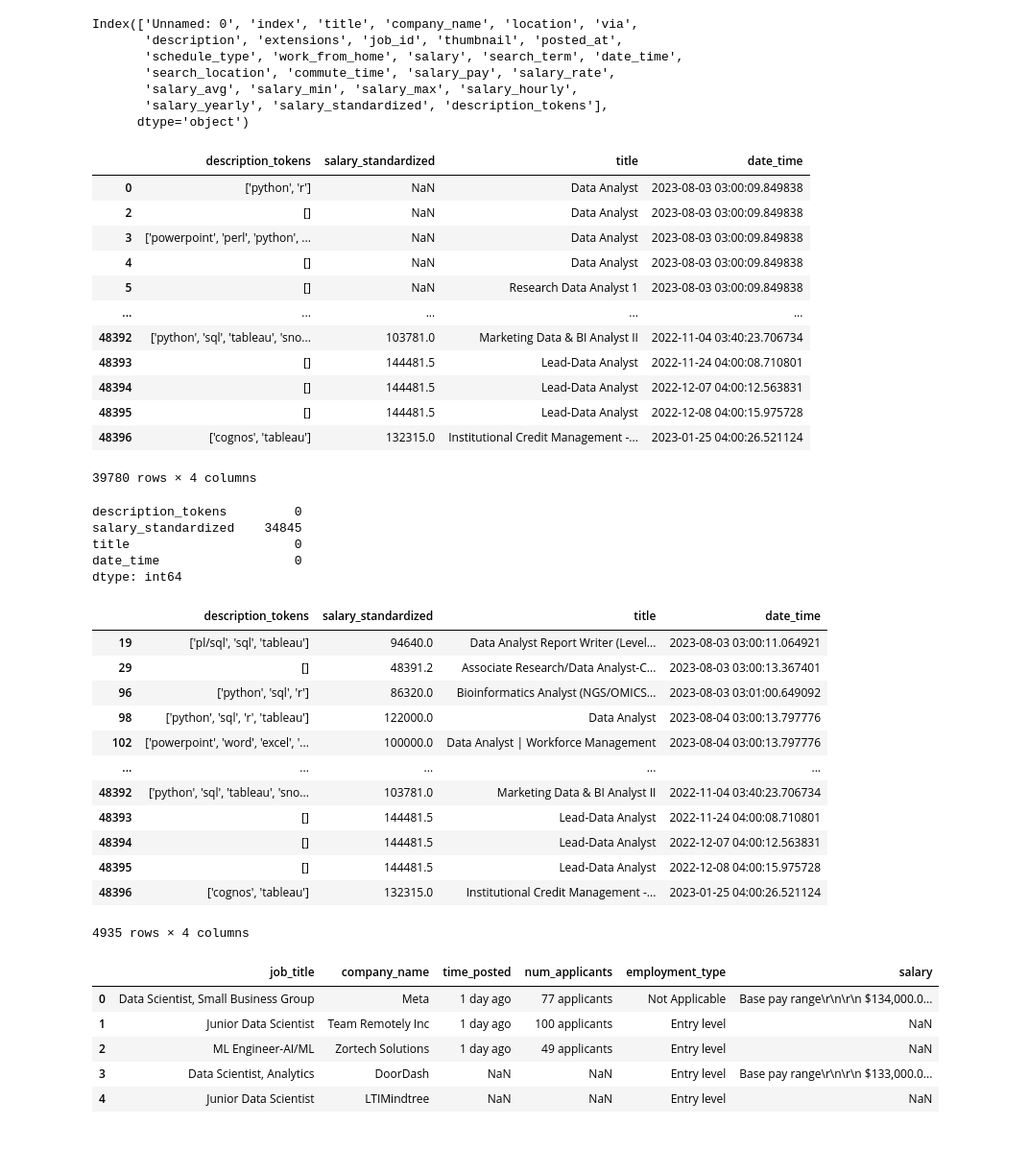
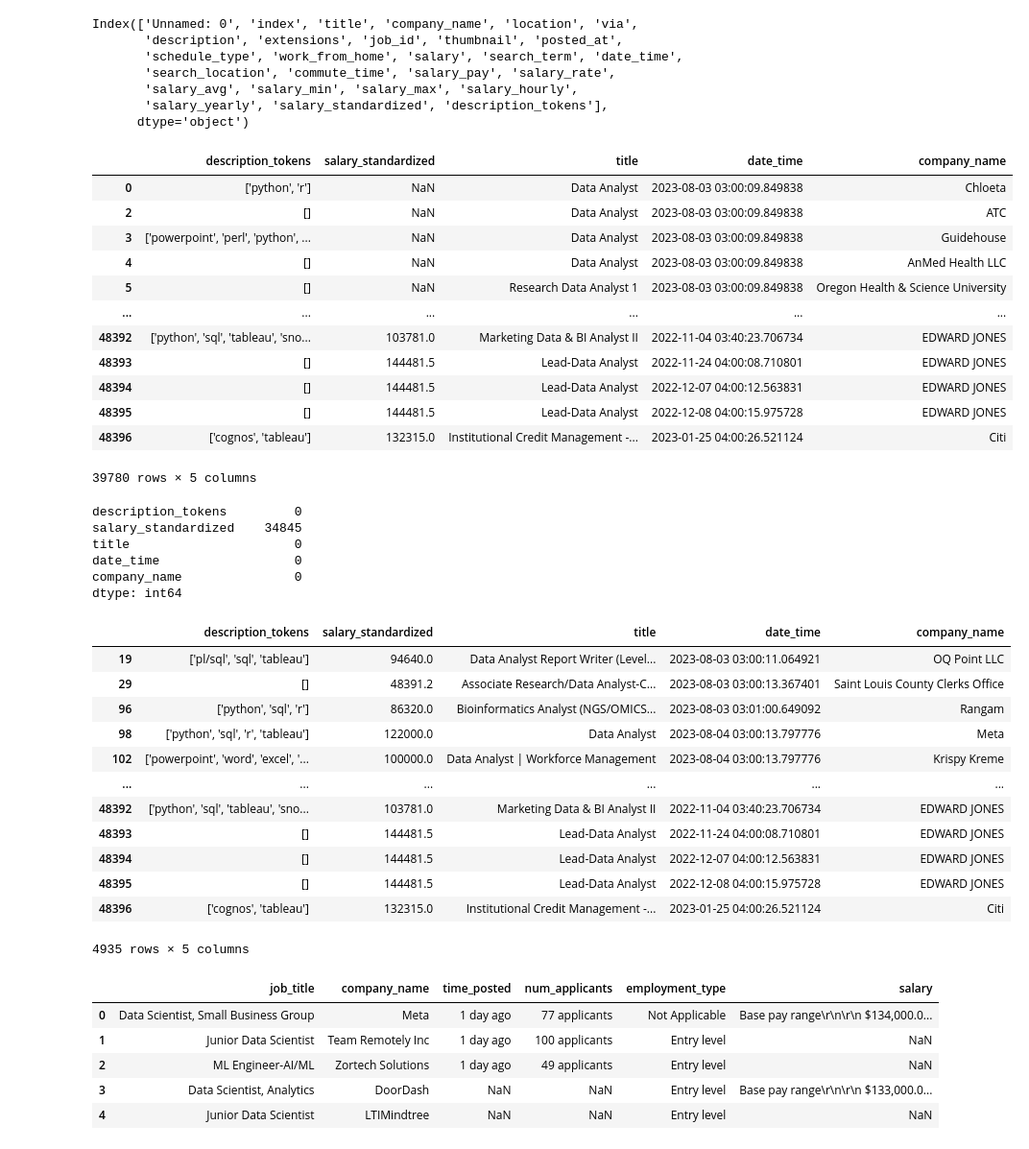
Before and after one commit to Severesix907/Capstone_Project, a Jupyter notebook: Code/pandas_etl- 5.28.24.ipynb, the cells around one changed output. Shown: that part at 96% size. Drawn from its saved outputs; the diff is of its cells as text; code cells hidden in the pictures.

```diff
--- a/Code/pandas_etl- 5.28.24.ipynb
+++ b/Code/pandas_etl- 5.28.24.ipynb
@@ -80,22 +80,22 @@ Index(['Unnamed: 0', 'index', 'title', 'company_name', 'location', 'via',
 # %%
 # 2) Most important columns: description_token, salary_standardized, title, date_time   (drop everything else)
 
-selected_columns_df = filtered_df[['description_tokens', 'salary_standardized', 'title', 'date_time']]
+selected_columns_df = filtered_df[['description_tokens', 'salary_standardized', 'title', 'date_time','company_name']]
 selected_columns_df
 # %% [output]
-|  | description_tokens | salary_standardized | title | date_time |
-| 0 | ['python', 'r'] | NaN | Data Analyst | 2023-08-03 03:00:09.849838 |
-| 2 | [] | NaN | Data Analyst | 2023-08-03 03:00:09.849838 |
-| 3 | ['powerpoint', 'perl', 'python', ... | NaN | Data Analyst | 2023-08-03 03:00:09.849838 |
-| 4 | [] | NaN | Data Analyst | 2023-08-03 03:00:09.849838 |
-| 5 | [] | NaN | Research Data Analyst 1 | 2023-08-03 03:00:09.849838 |
-| ... | ... | ... | ... | ... |
-| 48392 | ['python', 'sql', 'tableau', 'sno... | 103781.0 | Marketing Data & BI Analyst II | 2022-11-04 03:40:23.706734 |
-| 48393 | [] | 144481.5 | Lead-Data Analyst | 2022-11-24 04:00:08.710801 |
-| 48394 | [] | 144481.5 | Lead-Data Analyst | 2022-12-07 04:00:12.563831 |
-| 48395 | [] | 144481.5 | Lead-Data Analyst | 2022-12-08 04:00:15.975728 |
-| 48396 | ['cognos', 'tableau'] | 132315.0 | Institutional Credit Management -... | 2023-01-25 04:00:26.521124 |
+|  | description_tokens | salary_standardized | title | date_time | company_name |
+| 0 | ['python', 'r'] | NaN | Data Analyst | 2023-08-03 03:00:09.849838 | Chloeta |
+| 2 | [] | NaN | Data Analyst | 2023-08-03 03:00:09.849838 | ATC |
+| 3 | ['powerpoint', 'perl', 'python', ... | NaN | Data Analyst | 2023-08-03 03:00:09.849838 | Guidehouse |
+| 4 | [] | NaN | Data Analyst | 2023-08-03 03:00:09.849838 | AnMed Health LLC |
+| 5 | [] | NaN | Research Data Analyst 1 | 2023-08-03 03:00:09.849838 | Oregon Health & Science University |
+| ... | ... | ... | ... | ... | ... |
+| 48392 | ['python', 'sql', 'tableau', 'sno... | 103781.0 | Marketing Data & BI Analyst II | 2022-11-04 03:40:23.706734 | EDWARD JONES |
+| 48393 | [] | 144481.5 | Lead-Data Analyst | 2022-11-24 04:00:08.710801 | EDWARD JONES |
+| 48394 | [] | 144481.5 | Lead-Data Analyst | 2022-12-07 04:00:12.563831 | EDWARD JONES |
+| 48395 | [] | 144481.5 | Lead-Data Analyst | 2022-12-08 04:00:15.975728 | EDWARD JONES |
+| 48396 | ['cognos', 'tableau'] | 132315.0 | Institutional Credit Management -... | 2023-01-25 04:00:26.521124 | Citi |
-39780 rows × 4 columns
+39780 rows × 5 columns
 # %%
 # 3) drop 39,000 missing rows of salary_standardized
 
@@ -105,24 +105,25 @@ description_tokens         0
 salary_standardized    34845
 title                      0
 date_time                  0
+company_name               0
 dtype: int64
 # %%
 selected_columns_df = selected_columns_df.dropna(subset=['salary_standardized'])
 selected_columns_df
 # %% [output]
-|  | description_tokens | salary_standardized | title | date_time |
-| 19 | ['pl/sql', 'sql', 'tableau'] | 94640.0 | Data Analyst Report Writer (Level... | 2023-08-03 03:00:11.064921 |
-| 29 | [] | 48391.2 | Associate Research/Data Analyst-C... | 2023-08-03 03:00:13.367401 |
-| 96 | ['python', 'sql', 'r'] | 86320.0 | Bioinformatics Analyst (NGS/OMICS... | 2023-08-03 03:01:00.649092 |
-| 98 | ['python', 'sql', 'r', 'tableau'] | 122000.0 | Data Analyst | 2023-08-04 03:00:13.797776 |
-| 102 | ['powerpoint', 'word', 'excel', '... | 100000.0 | Data Analyst | Workforce Management | 2023-08-04 03:00:13.797776 |
-| ... | ... | ... | ... | ... |
-| 48392 | ['python', 'sql', 'tableau', 'sno... | 103781.0 | Marketing Data & BI Analyst II | 2022-11-04 03:40:23.706734 |
-| 48393 | [] | 144481.5 | Lead-Data Analyst | 2022-11-24 04:00:08.710801 |
-| 48394 | [] | 144481.5 | Lead-Data Analyst | 2022-12-07 04:00:12.563831 |
-| 48395 | [] | 144481.5 | Lead-Data Analyst | 2022-12-08 04:00:15.975728 |
-| 48396 | ['cognos', 'tableau'] | 132315.0 | Institutional Credit Management -... | 2023-01-25 04:00:26.521124 |
+|  | description_tokens | salary_standardized | title | date_time | company_name |
+| 19 | ['pl/sql', 'sql', 'tableau'] | 94640.0 | Data Analyst Report Writer (Level... | 2023-08-03 03:00:11.064921 | OQ Point LLC |
+| 29 | [] | 48391.2 | Associate Research/Data Analyst-C... | 2023-08-03 03:00:13.367401 | Saint Louis County Clerks Office |
+| 96 | ['python', 'sql', 'r'] | 86320.0 | Bioinformatics Analyst (NGS/OMICS... | 2023-08-03 03:01:00.649092 | Rangam |
+| 98 | ['python', 'sql', 'r', 'tableau'] | 122000.0 | Data Analyst | 2023-08-04 03:00:13.797776 | Meta |
+| 102 | ['powerpoint', 'word', 'excel', '... | 100000.0 | Data Analyst | Workforce Management | 2023-08-04 03:00:13.797776 | Krispy Kreme |
+| ... | ... | ... | ... | ... | ... |
+| 48392 | ['python', 'sql', 'tableau', 'sno... | 103781.0 | Marketing Data & BI Analyst II | 2022-11-04 03:40:23.706734 | EDWARD JONES |
+| 48393 | [] | 144481.5 | Lead-Data Analyst | 2022-11-24 04:00:08.710801 | EDWARD JONES |
+| 48394 | [] | 144481.5 | Lead-Data Analyst | 2022-12-07 04:00:12.563831 | EDWARD JONES |
+| 48395 | [] | 144481.5 | Lead-Data Analyst | 2022-12-08 04:00:15.975728 | EDWARD JONES |
+| 48396 | ['cognos', 'tableau'] | 132315.0 | Institutional Credit Management -... | 2023-01-25 04:00:26.521124 | Citi |
-4935 rows × 4 columns
+4935 rows × 5 columns
 # %%
 # 4) join in the missing data
 # %%
```
Also changed, not shown: parts of 10 cells of this notebook, 1 other file.
